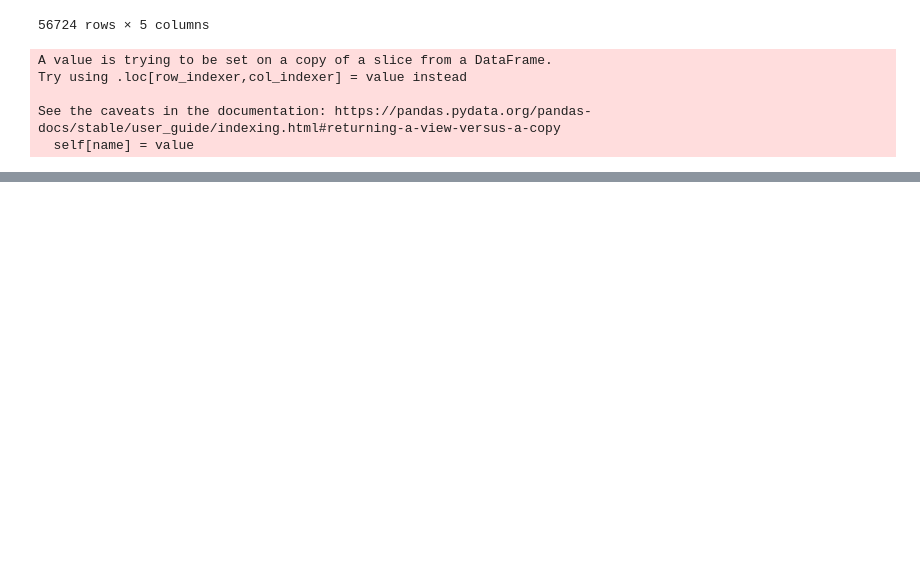
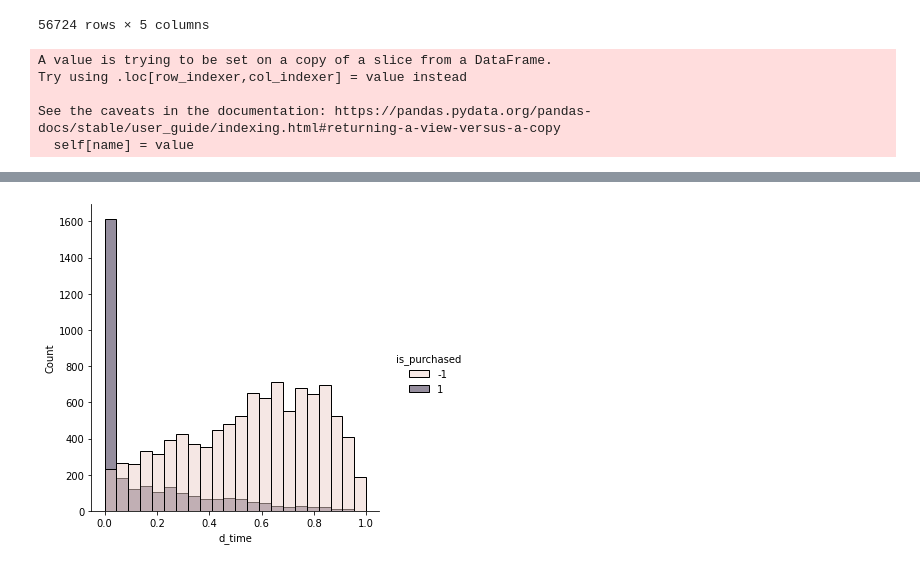
Before and after one commit to tiskus333/AI_discount_predicition, a Jupyter notebook: data_analysis.ipynb, the cells around one changed output, grey strips where cells are left out. Drawn from its saved outputs; the diff is of its cells as text; code cells hidden in the pictures; blank space fills up the shorter version.

```diff
--- a/data_analysis.ipynb
+++ b/data_analysis.ipynb
@@ -336,0 +360,4 @@ df
+# %%
+g_n1 = sns.displot(data = normalized_df,x='d_time',hue="is_purchased")
+# %% [output]
+[figure, added]
```
Also changed, not shown: parts of 19 cells of this notebook, 1 other file.
